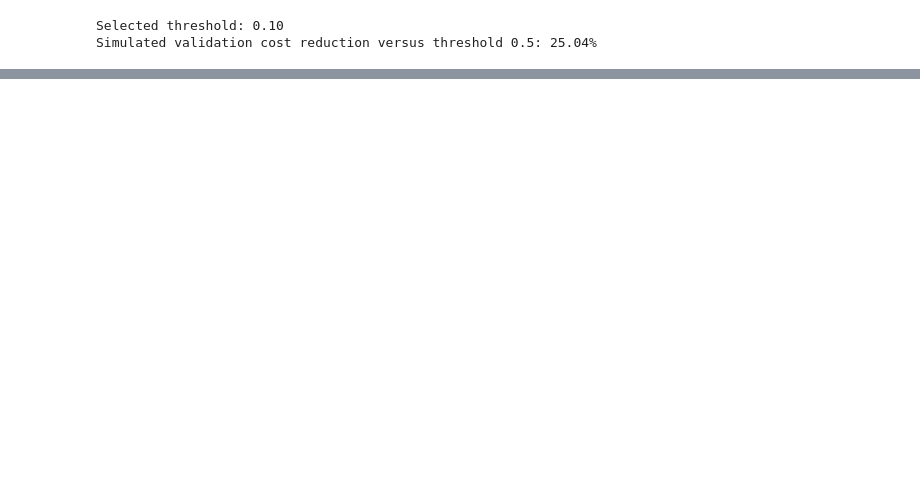
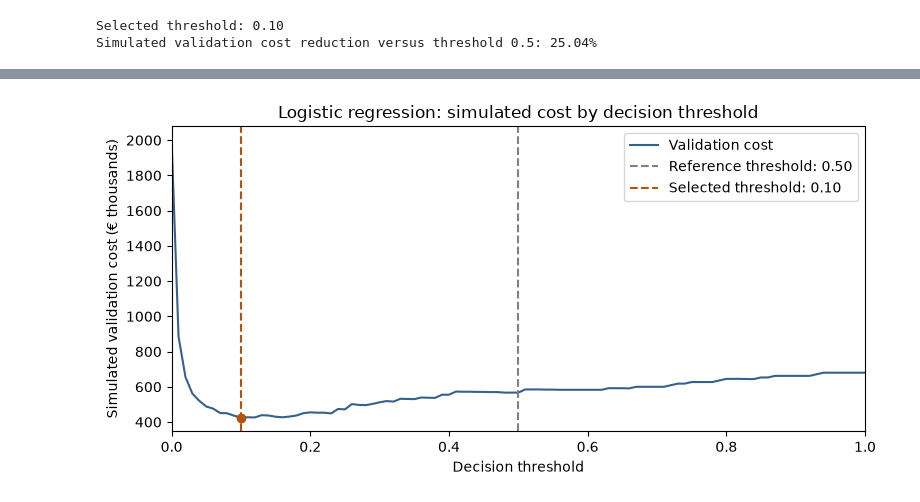
Before and after one commit to sayfcha/maintenance-industrial-mlops, a Jupyter notebook: notebooks/02_model_baselines.ipynb, the cells around one changed output, grey strips where cells are left out. Cells and saved outputs as stored; diff of their text form; code cells hidden in the pictures; blank space fills up the shorter version.

```diff
--- a/notebooks/02_model_baselines.ipynb
+++ b/notebooks/02_model_baselines.ipynb
@@ -254,0 +240,47 @@ Simulated validation cost reduction versus threshold 0.5: 25.04%
+# %%
+import matplotlib.pyplot as plt
+
+fig, ax = plt.subplots(figsize=(8, 4))
+
+ax.plot(
+    threshold_results_df["threshold"],
+    threshold_results_df["business_cost_eur"] / 1000,
+    color="#35618f",
+    label="Validation cost",
+)
+
+ax.axvline(
+    0.5,
+    color="gray",
+    linestyle="--",
+    label="Reference threshold: 0.50",
+)
+
+selected_threshold = float(best_result["threshold"])
+
+ax.axvline(
+    selected_threshold,
+    color="#b45309",
+    linestyle="--",
+    label=f"Selected threshold: {selected_threshold:.2f}",
+)
+
+ax.scatter(
+    selected_threshold,
+    best_result["business_cost_eur"] / 1000,
+    color="#b45309",
+    zorder=3,
+)
+
+ax.set(
+    title="Logistic regression: simulated cost by decision threshold",
+    xlabel="Decision threshold",
+    ylabel="Simulated validation cost (€ thousands)",
+    xlim=(0, 1),
+)
+
+ax.legend()
+fig.tight_layout()
+plt.show()
+# %% [output]
+[figure, added]
```
Also changed, not shown: parts of 4 cells of this notebook, 3 other files.
